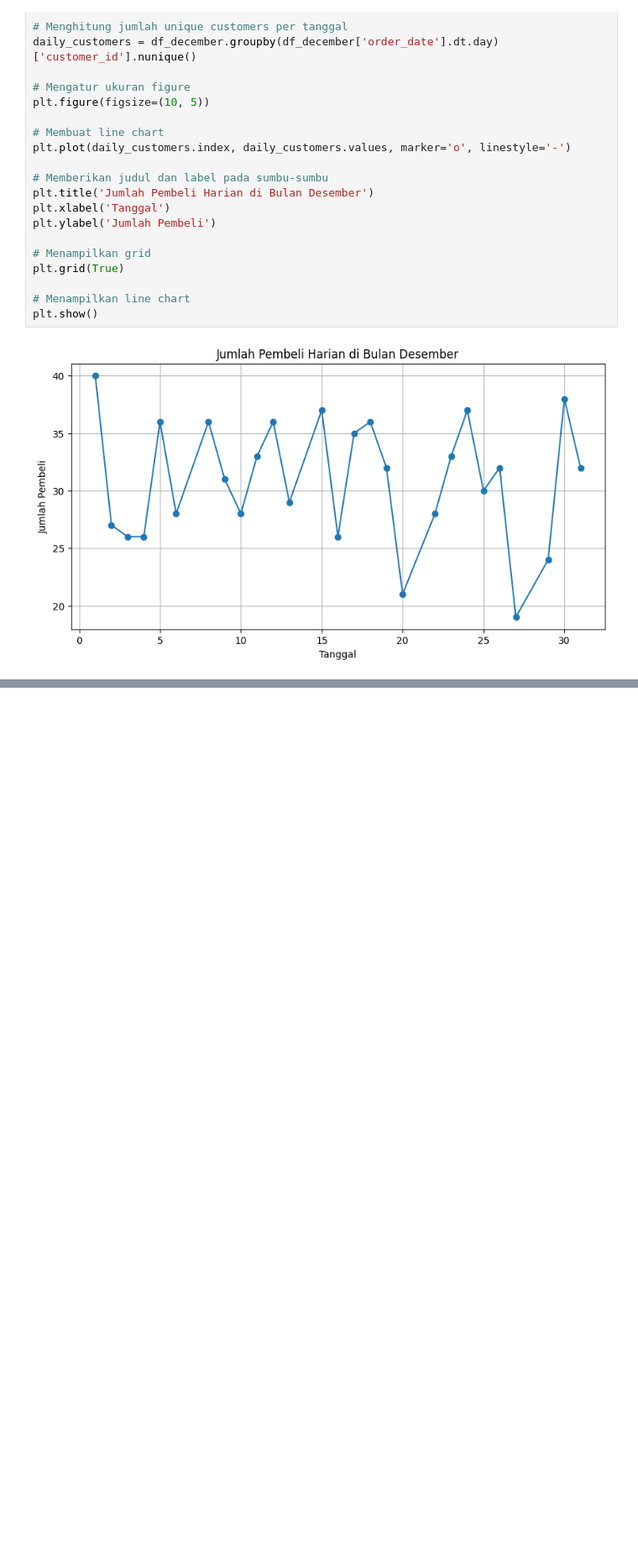
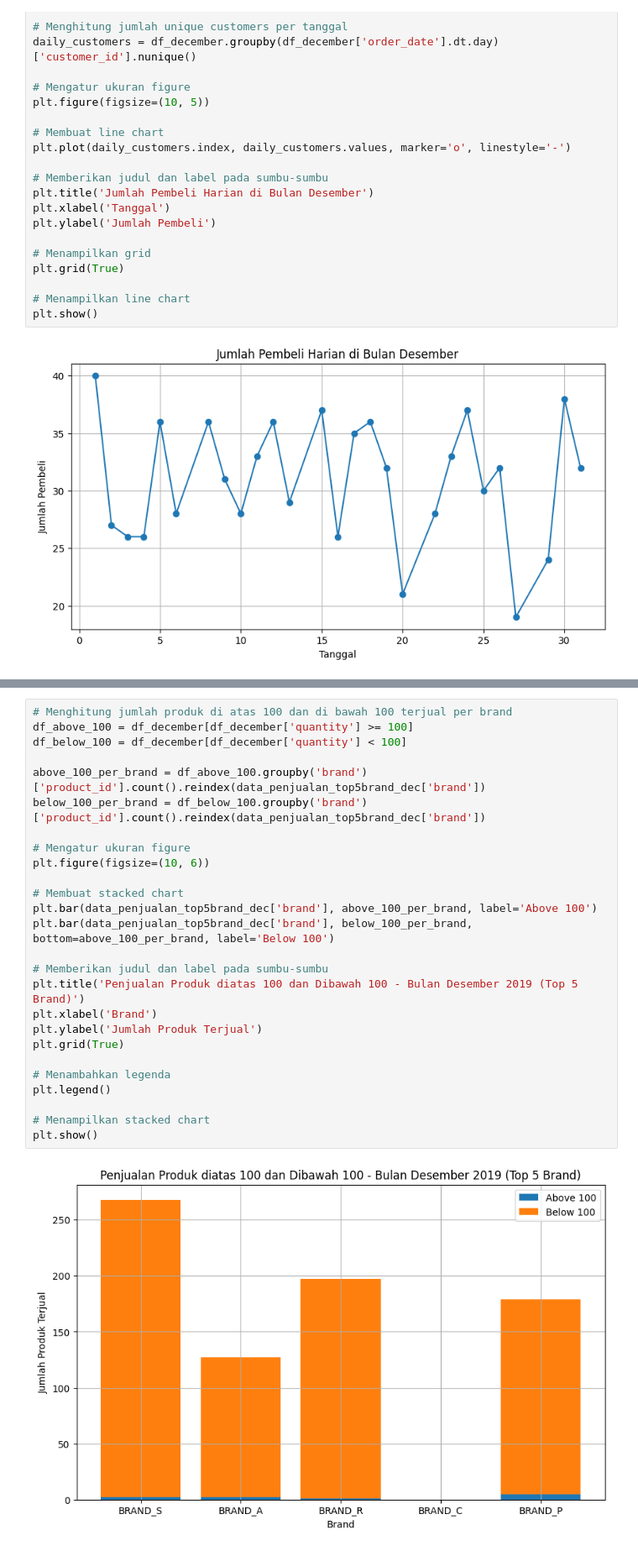
Before and after one commit to amosmrbn/Project-1, a Jupyter notebook: MiniProject_G.211.21.0076.ipynb, the cells around one changed output, grey strips where cells are left out. Shown at 84% size. Drawn from its saved outputs; the diff is of its cells as text; blank space fills up the shorter version.

```diff
--- a/MiniProject_G.211.21.0076.ipynb
+++ b/MiniProject_G.211.21.0076.ipynb
@@ -151,0 +108,28 @@ KeyError: ignored
+# %%
+# Menghitung jumlah produk di atas 100 dan di bawah 100 terjual per brand
+df_above_100 = df_december[df_december['quantity'] >= 100]
+df_below_100 = df_december[df_december['quantity'] < 100]
+
+above_100_per_brand = df_above_100.groupby('brand')['product_id'].count().reindex(data_penjualan_top5brand_dec['brand'])
+below_100_per_brand = df_below_100.groupby('brand')['product_id'].count().reindex(data_penjualan_top5brand_dec['brand'])
+
+# Mengatur ukuran figure
+plt.figure(figsize=(10, 6))
+
+# Membuat stacked chart
+plt.bar(data_penjualan_top5brand_dec['brand'], above_100_per_brand, label='Above 100')
+plt.bar(data_penjualan_top5brand_dec['brand'], below_100_per_brand, bottom=above_100_per_brand, label='Below 100')
+
+# Memberikan judul dan label pada sumbu-sumbu
+plt.title('Penjualan Produk diatas 100 dan Dibawah 100 - Bulan Desember 2019 (Top 5 Brand)')
+plt.xlabel('Brand')
+plt.ylabel('Jumlah Produk Terjual')
+plt.grid(True)
+
+# Menambahkan legenda
+plt.legend()
+
+# Menampilkan stacked chart
+plt.show()
+# %% [output]
+[figure, added]
```
Also changed, not shown: parts of 9 cells of this notebook.
